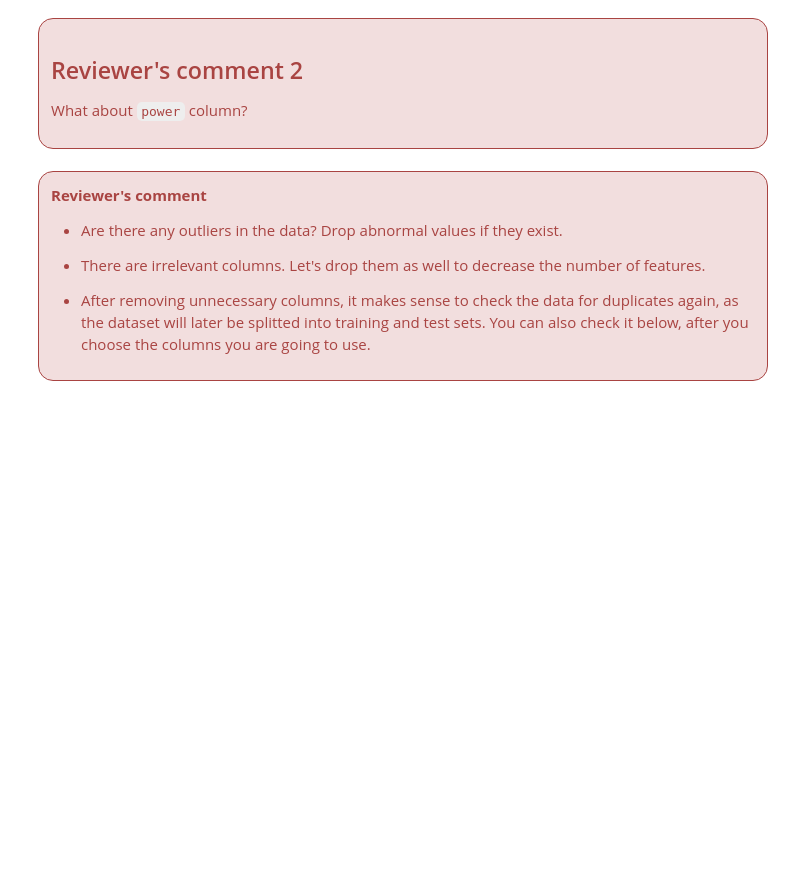
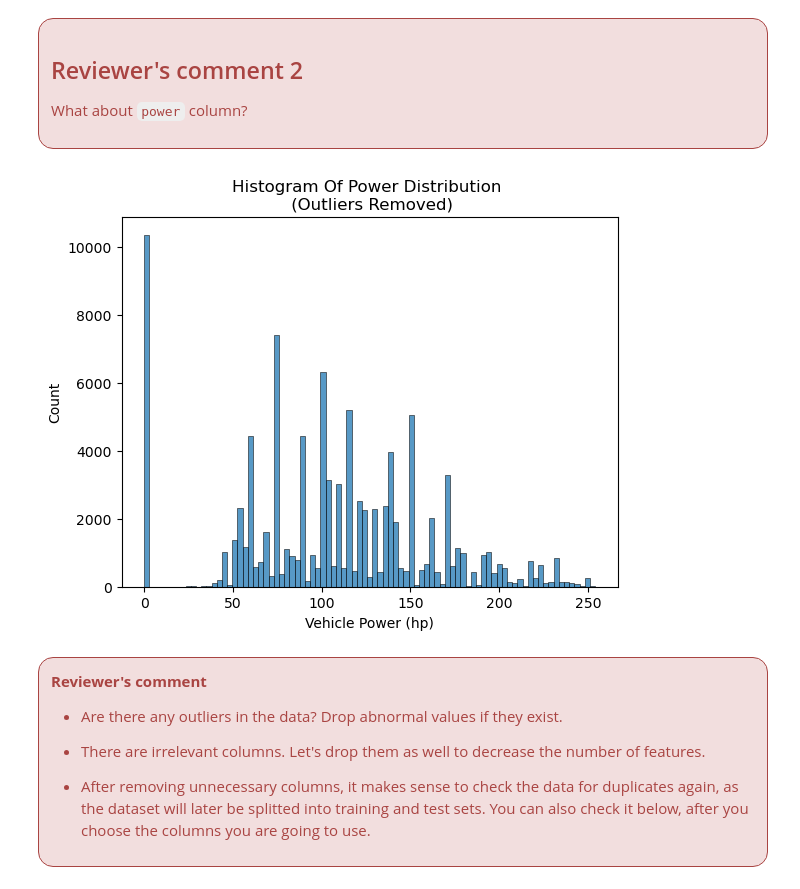
Before and after one commit to BLacuesta3/Sprint-12-Project, a Jupyter notebook: Sprint 12 Project Reviewed 2.ipynb, the cells around one changed output. Cells and saved outputs as stored; diff of their text form; code cells hidden in the pictures; blank space fills up the shorter version.

```diff
--- a/Sprint 12 Project Reviewed 2.ipynb
+++ b/Sprint 12 Project Reviewed 2.ipynb
@@ -1007,6 +1007,20 @@ than cars with the 'no' repaired status (approximately 800 Euros).
 <h2> Reviewer's comment 2 </h2>
 
 What about `power` column?</div>
+# %%
+#Use sns.histplot() in order to make a KDE plot of the distribution of vehicle price
+#amounts throughout the dataframe.
+sns.histplot(df_cleaned['power'])
+
+plt.xlabel("Vehicle Power (hp)")
+
+plt.title("Histogram Of Power Distribution \n (Outliers Removed)")
+
+plt.tight_layout
+
+plt.show()
+# %% [output]
+[figure, added]
 # %% [markdown]
 <div class="alert alert-danger" style="border-radius: 15px; box-shadow: 4px 4px 4px; border: 1px solid ">
 <b> Reviewer's comment </b>
```
Also changed, not shown: parts of 2 cells of this notebook.
